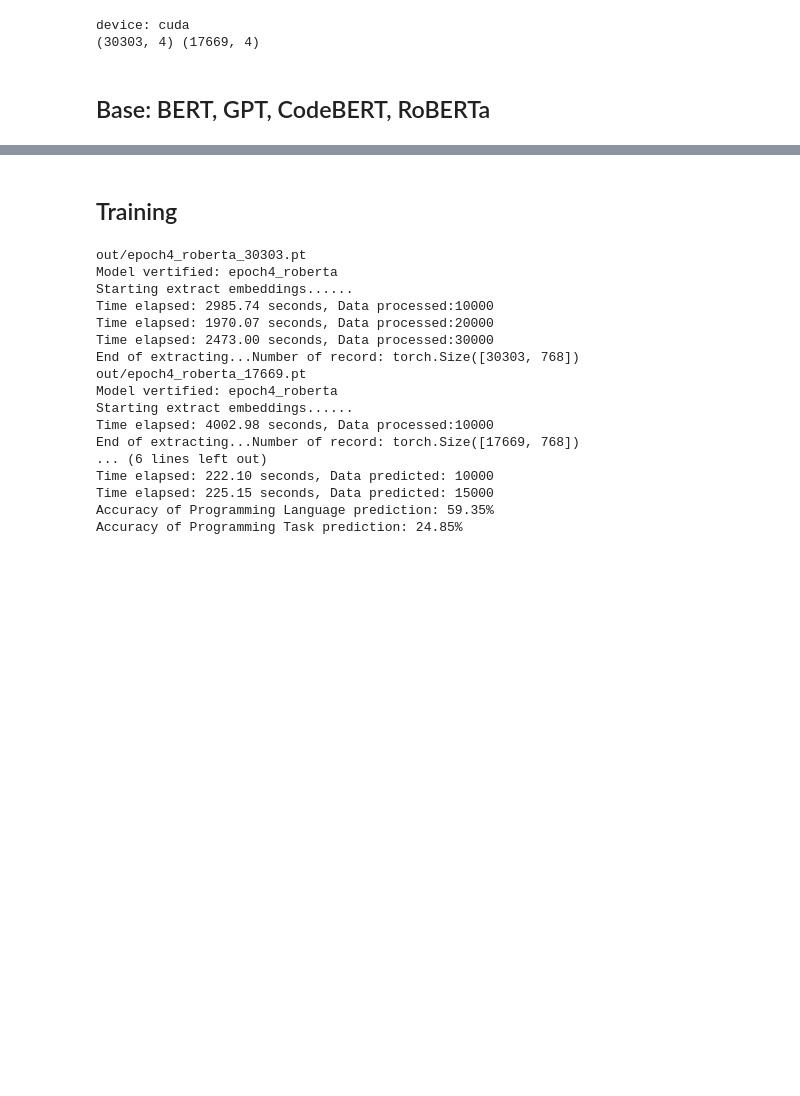
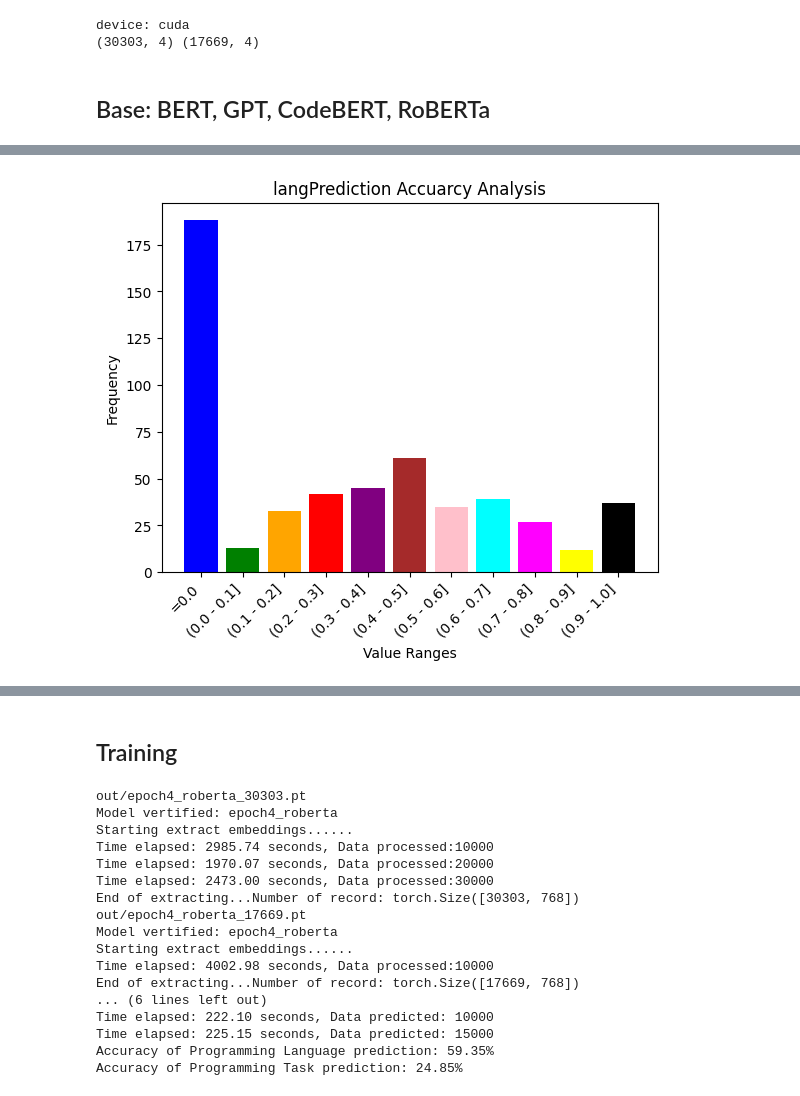
Before and after one commit to Simin404/literate_programming_llm, a Jupyter notebook: analyze_emb.ipynb, the cells around one changed output, grey strips where cells are left out. Saved outputs shown, nothing was run; the diff lists cells and outputs as text; code cells hidden in the pictures; blank space fills up the shorter version.

```diff
--- a/analyze_emb.ipynb
+++ b/analyze_emb.ipynb
@@ -104,2 +74,7 @@ Accuracy of Programming Task prediction: 17.17%
+# %%
+counts = count_data(codegpt_dic_lang)
+plot_analysis(counts, model)
+# %% [output]
+[figure, added]
 # %%
 model = 'codebert'
```
Also changed, not shown: parts of 12 cells of this notebook.
